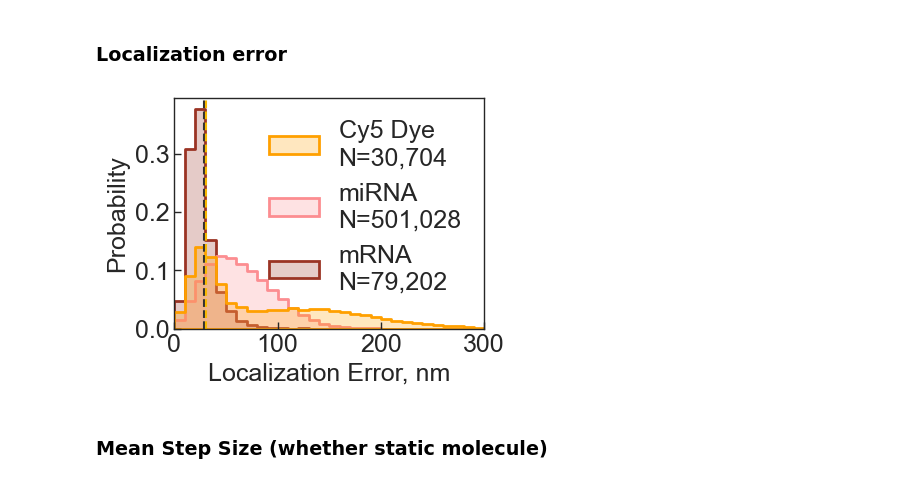
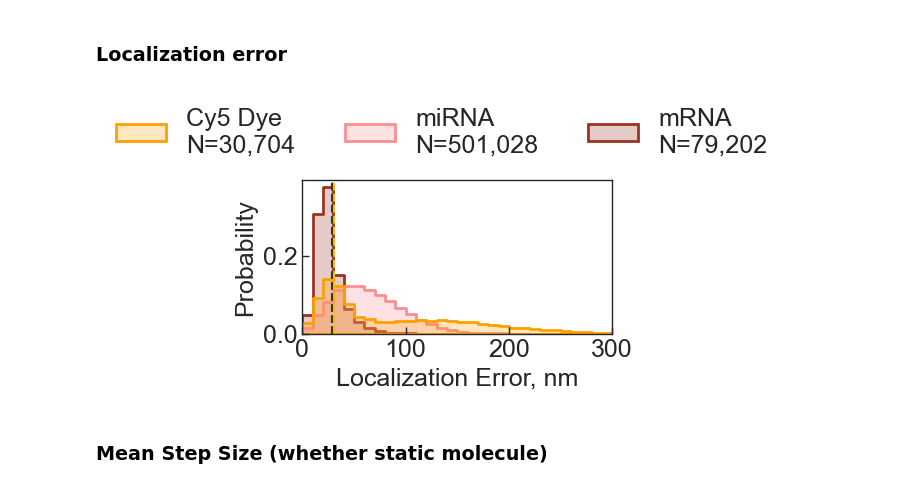
Before and after one commit to walterlab-um/intra_condensate_SPT, a Jupyter notebook: plot_paper_figure/Fig4_Cy5_vs_miR_vs_mRNA_in_condensate.ipynb, the cells around one changed output. Drawn from its saved outputs; the diff is of its cells as text; code cells hidden in the pictures.

Commit message:
For FigSM loc err, D histo

```diff
--- a/plot_paper_figure/Fig4_Cy5_vs_miR_vs_mRNA_in_condensate.ipynb
+++ b/plot_paper_figure/Fig4_Cy5_vs_miR_vs_mRNA_in_condensate.ipynb
@@ -101,41 +101,50 @@ df_saspt_1['log10D'].max(), df_saspt_2['log10D'].max(), df_saspt_3['log10D'].max
 data = df_AIO[df_AIO["mean_stepsize_nm"] > immobile_stepsize_threshold_nm]
 data = data[data["linear_fit_R2"] > 0.7]
 # quantile = np.quantile(df_AIO["linear_fit_sigma"].dropna().to_numpy(), 0.999)
-plt.figure(figsize=(4, 3))
+plt.figure(figsize=(4, 2))
 ax = sns.histplot(
     data=data,
     x="linear_fit_sigma",
     hue="label",
     palette=palette,
     bins=30,
     binrange=(0, 300),
     stat="probability",
     common_norm=False,
     lw=2,
     element="step",
 )
 plt.axvline(immobile_stepsize_threshold_nm - 0.97, ls="--", color="#333232")
 plt.axvline(immobile_stepsize_threshold_nm + 0.97, ls="--", color="#f7b801")
 plt.xlim(0, 300)
-sns.move_legend(ax, 0, title=None, frameon=False, fontsize=18)
+
+sns.move_legend(
+    ax,
+    "lower center",
+    bbox_to_anchor=(0.45, 1),
+    ncol=3,
+    title=None,
+    frameon=False,
+    fontsize=18,
+)
 plt.xlabel("Localization Error, nm", fontsize=18)
 plt.ylabel("Probability", fontsize=18)
 plt.gca().spines[:].set_linewidth(1)
 plt.gca().tick_params(
     axis="both",
     which="major",
     labelsize=18,
     direction="in",
     bottom=True,
     left=True,
     length=5,
     width=1,
 )
 plt.gca().set_axisbelow(False)
 plt.gca().tick_params(axis="both", which="major", labelsize=18)
 plt.savefig("1.LocError_histo_" + postfix, format="png", bbox_inches="tight", dpi=300)
 # %% [output]
-[figure, old version]
+[figure, new version]
 # %% [markdown]
 ### Mean Step Size (whether static molecule)
 # %%
```
Also changed, not shown: parts of 1 cell of this notebook, 3 other files.
